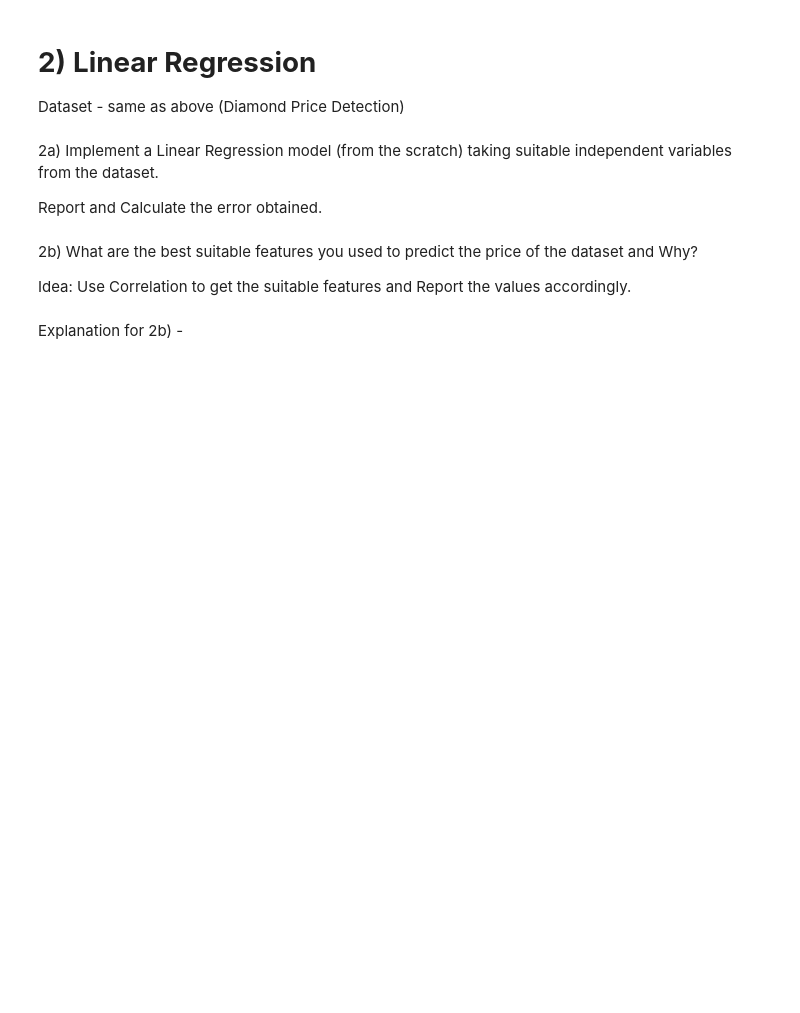
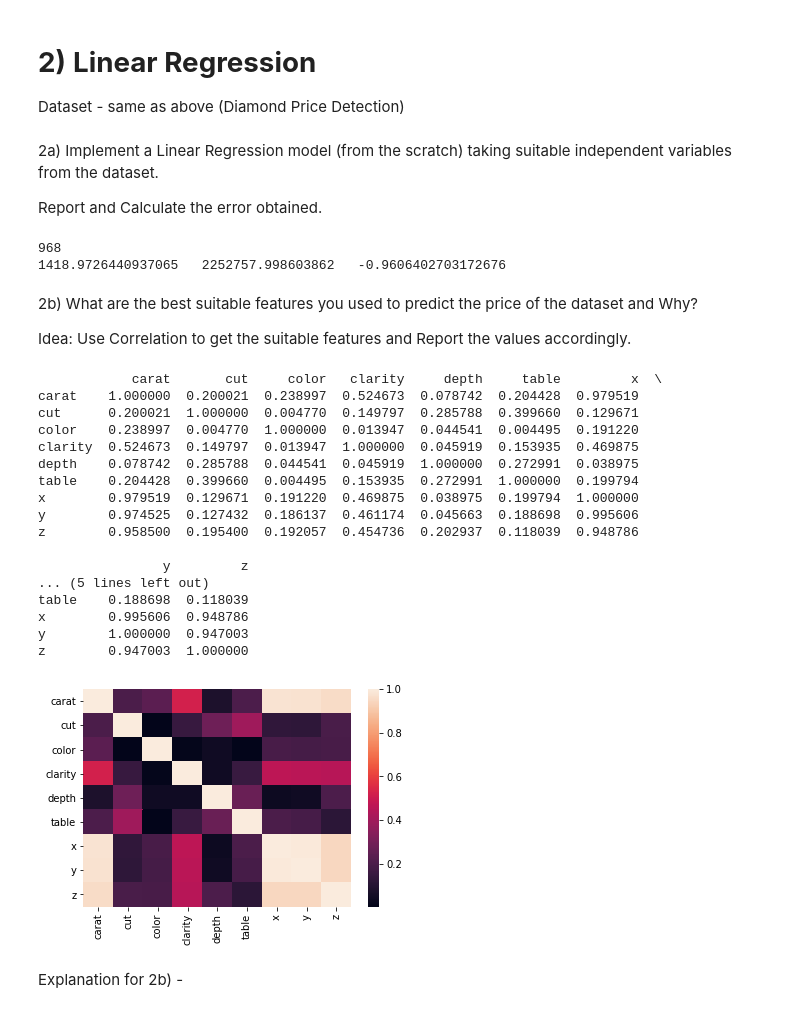
Before and after one commit to mastermystery007/knn-LR-DT, a Jupyter notebook: SMAI_Assignment1.ipynb, the cells around one changed output. Cells and saved outputs as stored; diff of their text form; code cells hidden in the pictures; blank space fills up the shorter version.

```diff
--- a/SMAI_Assignment1.ipynb
+++ b/SMAI_Assignment1.ipynb
@@ -317,3 +508,22 @@ Report and Calculate the error obtained.
+# %%
+pp = X_test.dot(new_B)
+print(Y_test)
+
+from sklearn.linear_model import LinearRegression
+from sklearn.metrics import mean_squared_error
+from sklearn.metrics import mean_absolute_error
+from sklearn.metrics import r2_score
+
+mae = mean_absolute_error(Y_test,pp)
+mse = mean_squared_error(Y_test,pp)
+r2 = r2_score(Y_test,pp)
+
+print(mae , " ", mse, " ",r2)
+
+print(mae , " ", mse, " ",r2)
+# %% [output]
+968
+1418.9726440937065   2252757.998603862   -0.9606402703172676
 # %% [markdown]
 2b) What are the best suitable features you used to predict the price of the dataset and Why?
 
@@ -323,3 +531,43 @@ Idea: Use Correlation to get the suitable features and Report the values accordi
+# %%
+#code for Correlation between features and the Diamond Price.
+import numpy as np
+import pandas as pd
+import seaborn as sns
+import matplotlib.pyplot as plt
+from sklearn.preprocessing import LabelEncoder, OneHotEncoder
+import warnings
+warnings.filterwarnings("ignore")
+from sklearn.model_selection import train_test_split
+from sklearn.svm import SVC
+from sklearn.metrics import confusion_matrix
+
+
+new_data = data.values.astype(np.float)
+new_data = pd.DataFrame(X, columns = ['carat','cut','color','clarity','depth','table','x','y','z'])
+corr = new_data.corr().abs()
+# Select upper triangle of correlation matrix
+sns.heatmap(corr)
+
+print(corr)
+# %% [output]
+            carat       cut     color   clarity     depth     table         x  \
+carat    1.000000  0.200021  0.238997  0.524673  0.078742  0.204428  0.979519
+cut      0.200021  1.000000  0.004770  0.149797  0.285788  0.399660  0.129671
+color    0.238997  0.004770  1.000000  0.013947  0.044541  0.004495  0.191220
+clarity  0.524673  0.149797  0.013947  1.000000  0.045919  0.153935  0.469875
+depth    0.078742  0.285788  0.044541  0.045919  1.000000  0.272991  0.038975
+table    0.204428  0.399660  0.004495  0.153935  0.272991  1.000000  0.199794
+x        0.979519  0.129671  0.191220  0.469875  0.038975  0.199794  1.000000
+y        0.974525  0.127432  0.186137  0.461174  0.045663  0.188698  0.995606
+z        0.958500  0.195400  0.192057  0.454736  0.202937  0.118039  0.948786
+
+                y         z
+... (5 lines left out)
+table    0.188698  0.118039
+x        0.995606  0.948786
+y        1.000000  0.947003
+z        0.947003  1.000000
+[figure, added]
 # %% [markdown]
 Explanation for 2b) -
 # %% [markdown]
```
Also changed, not shown: parts of 26 cells of this notebook.
